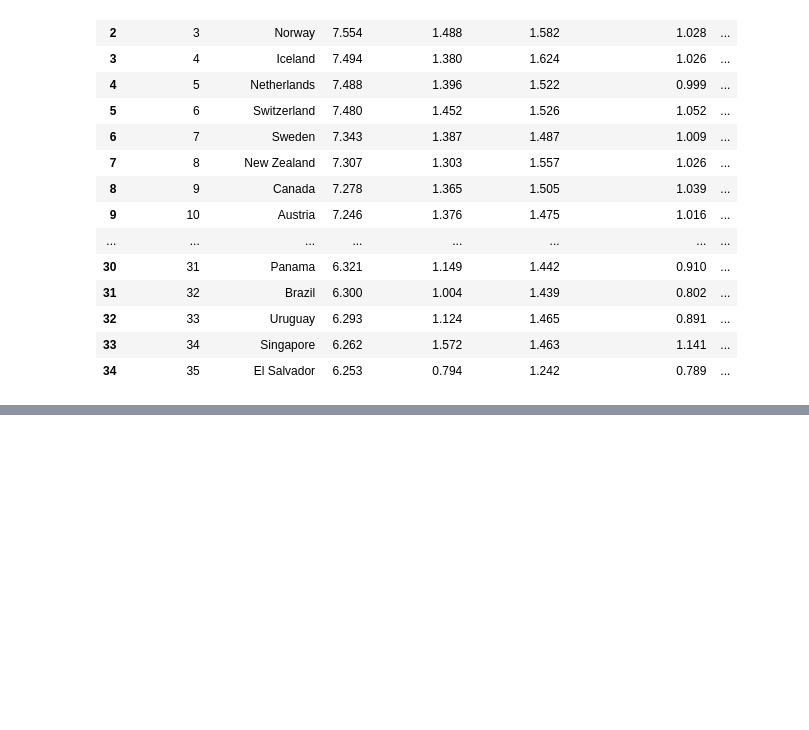
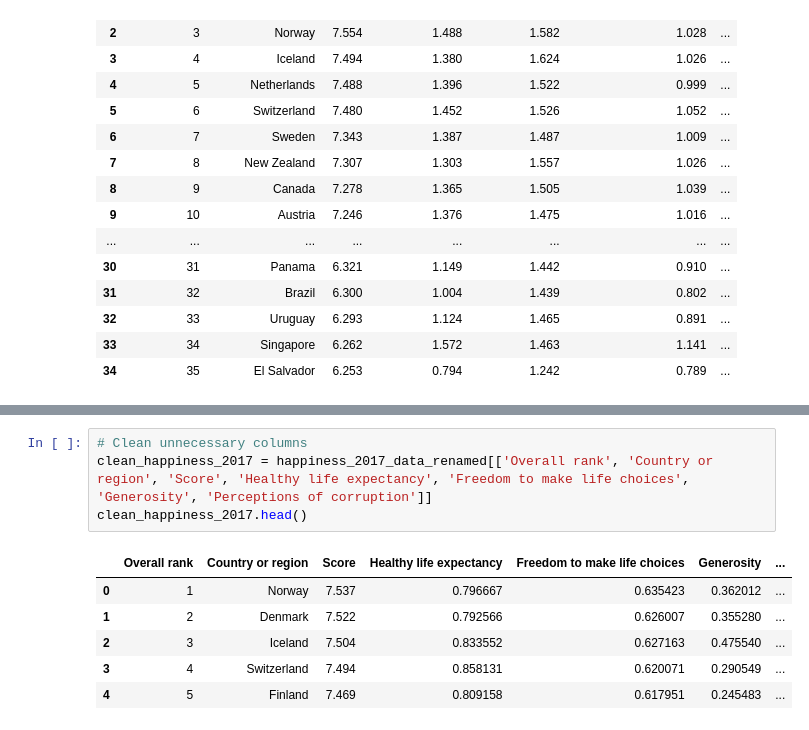
Before and after one commit to jillpeloquin13/group_project_2, a Jupyter notebook: Project2.ipynb, the cells around one changed output, grey strips where cells are left out. Drawn from its saved outputs; the diff is of its cells as text; blank space fills up the shorter version.

```diff
--- a/Project2.ipynb
+++ b/Project2.ipynb
@@ -100,0 +186,11 @@ happiness_2019_data.head(35)
+# %%
+# Clean unnecessary columns
+clean_happiness_2017 = happiness_2017_data_renamed[['Overall rank', 'Country or region', 'Score', 'Healthy life expectancy', 'Freedom to make life choices', 'Generosity', 'Perceptions of corruption']]
+clean_happiness_2017.head()
+# %% [output]
+|  | Overall rank | Country or region | Score | Healthy life expectancy | Freedom to make life choices | Generosity | ... |
+| 0 | 1 | Norway | 7.537 | 0.796667 | 0.635423 | 0.362012 | ... |
+| 1 | 2 | Denmark | 7.522 | 0.792566 | 0.626007 | 0.355280 | ... |
+| 2 | 3 | Iceland | 7.504 | 0.833552 | 0.627163 | 0.475540 | ... |
+| 3 | 4 | Switzerland | 7.494 | 0.858131 | 0.620071 | 0.290549 | ... |
+| 4 | 5 | Finland | 7.469 | 0.809158 | 0.617951 | 0.245483 | ... |
```
Also changed, not shown: parts of 8 cells of this notebook.
